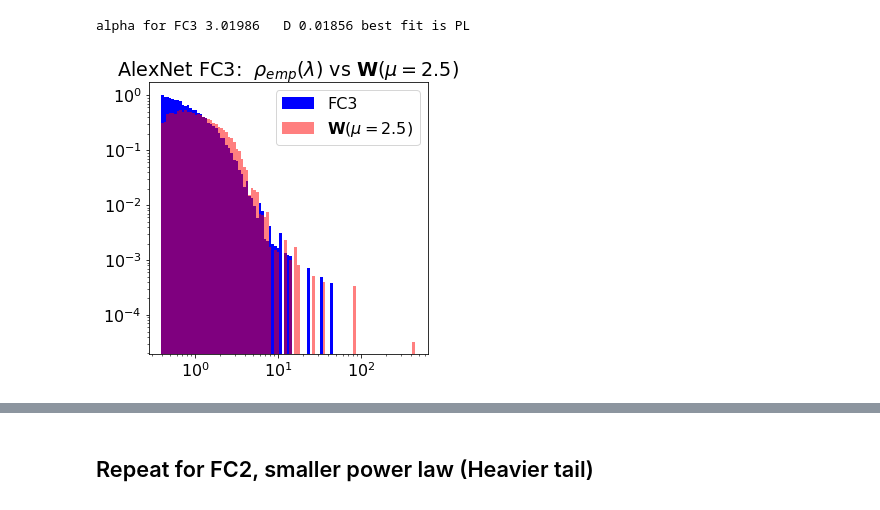
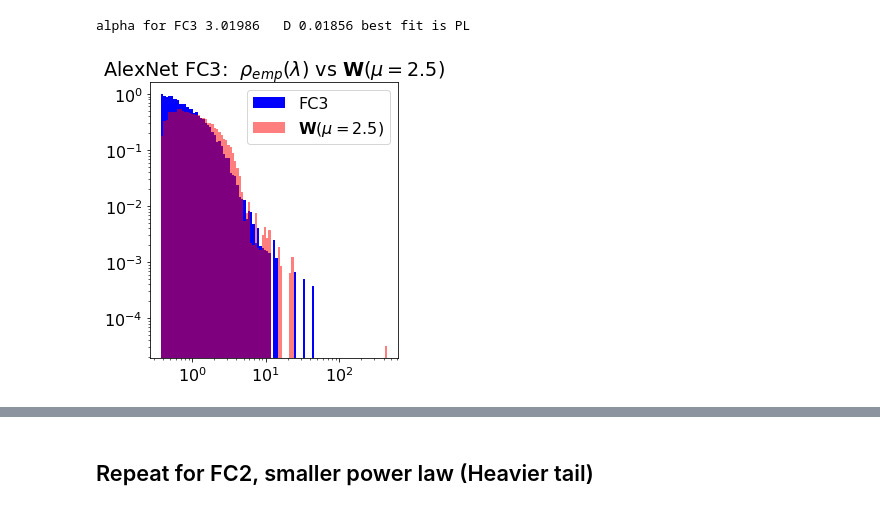
Before and after one commit to CalculatedContent/ImplicitSelfRegularization, a Jupyter notebook: AlexNet-pytorch.ipynb, the cells around one changed output, grey strips where cells are left out. Cells and saved outputs as stored; diff of their text form; code cells hidden in the pictures.

```diff
--- a/AlexNet-pytorch.ipynb
+++ b/AlexNet-pytorch.ipynb
@@ -264,3 +275,5 @@ print("alpha for FC1 {:3g}   D {:3g} best fit is {}".format(alpha, D, best))
 Calculating best minimal value for power law fit
 Assuming nested distributions
 alpha for FC1 2.28822   D 0.0527164 best fit is PL
+# %%
+fit = RMT_Util.fit_and_plot_powerlaw(evals_FC1)
@@ -282,19 +300,20 @@ alpha for FC3 3.01986   D 0.01856 best fit is PL
 # %%
 mu=2.5
 
 W = np.random.pareto(mu,size=W_FC3.shape)
 W = W/np.sqrt(np.max(W.shape))
 
 Q = np.max(W.shape)/np.min(W.shape)
 pvals, _ = RMT_Util.eigenspectrum(W)
 bins = np.logspace(np.log10(np.min(pvals)), np.log10(np.max(pvals)), num=100)
 plt.hist(evals_FC3, bins=bins, density=True, log=True, color='blue', label="FC3");
 
 plt.hist(pvals, bins=bins, density=True, log=True, color='red', alpha=0.5, label=r"$\mathbf{W}(\mu=2.5)$");
 plt.xscale('log')
 plt.title(r"AlexNet FC3:  $\rho_{emp}(\lambda)$ vs $\mathbf{W}(\mu=2.5)$")
 #plt.ylabel("$\rho_{emp}(\lambda)")
 plt.legend()
+plt.tight_layout()
 plt.savefig("img/alexnet-log-log-fc3-overlay.png")
 # %% [output]
-[figure, old version]
+[figure, new version]
```
Also changed, not shown: parts of 14 cells of this notebook, 32 other files.
